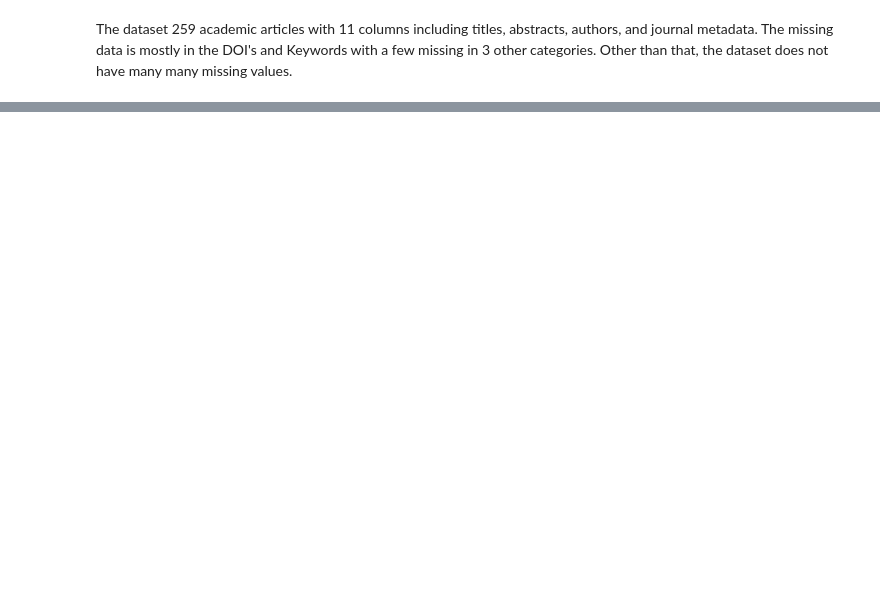
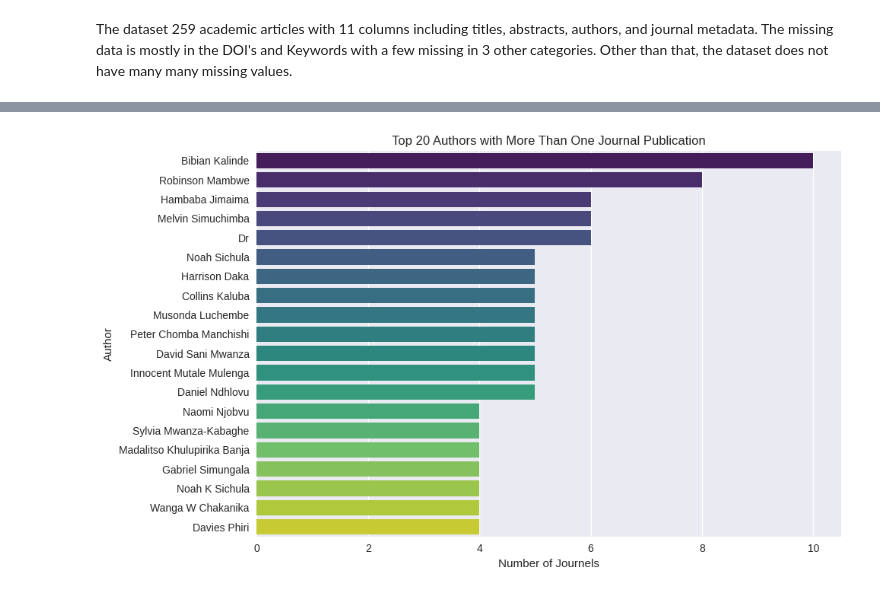
Before and after one commit to chisomobanja/metadata-classification, a Jupyter notebook: metadata_classification.ipynb, the cells around one changed output, grey strips where cells are left out. Drawn from its saved outputs; the diff is of its cells as text; code cells hidden in the pictures; blank space fills up the shorter version.

Commit message:
[DU] Added more visualizations such as histograms, bar charts and more

```diff
--- a/metadata_classification.ipynb
+++ b/metadata_classification.ipynb
@@ -130,0 +249,32 @@ var_dataset.inf0()
+# %%
+from collections import Counter
+
+
+# Split authors using semicolon or comma
+authors_list = var_dataset['Authors'].dropna().str.split(';|,').sum()
+
+# Clean whitespace and remove empty strings
+authors_list = [a.strip() for a in authors_list if a.strip() != ""]
+
+# Count author frequencies
+author_counts = Counter(authors_list)
+
+# Filter authors with more than one publication
+filtered_authors = {author: count for author, count in author_counts.items() if count > 1}
+
+# Convert to DataFrame and sort
+top_authors = pd.DataFrame(filtered_authors.items(), columns=['author', 'num_Journel'])
+top_authors = top_authors.sort_values(by='num_Journel', ascending=False)
+
+top_authors = top_authors.head(20)
+
+# Plot
+plt.figure(figsize=(10,6))
+sns.barplot(data=top_authors, x='num_Journel', y='author', palette='viridis')
+plt.title("Top 20 Authors with More Than One Journal Publication")
+plt.xlabel("Number of Journels")
+plt.ylabel("Author")
+plt.tight_layout()
+plt.show()
+# %% [output]
+[figure, added]
```
Also changed, not shown: parts of 31 cells of this notebook.
